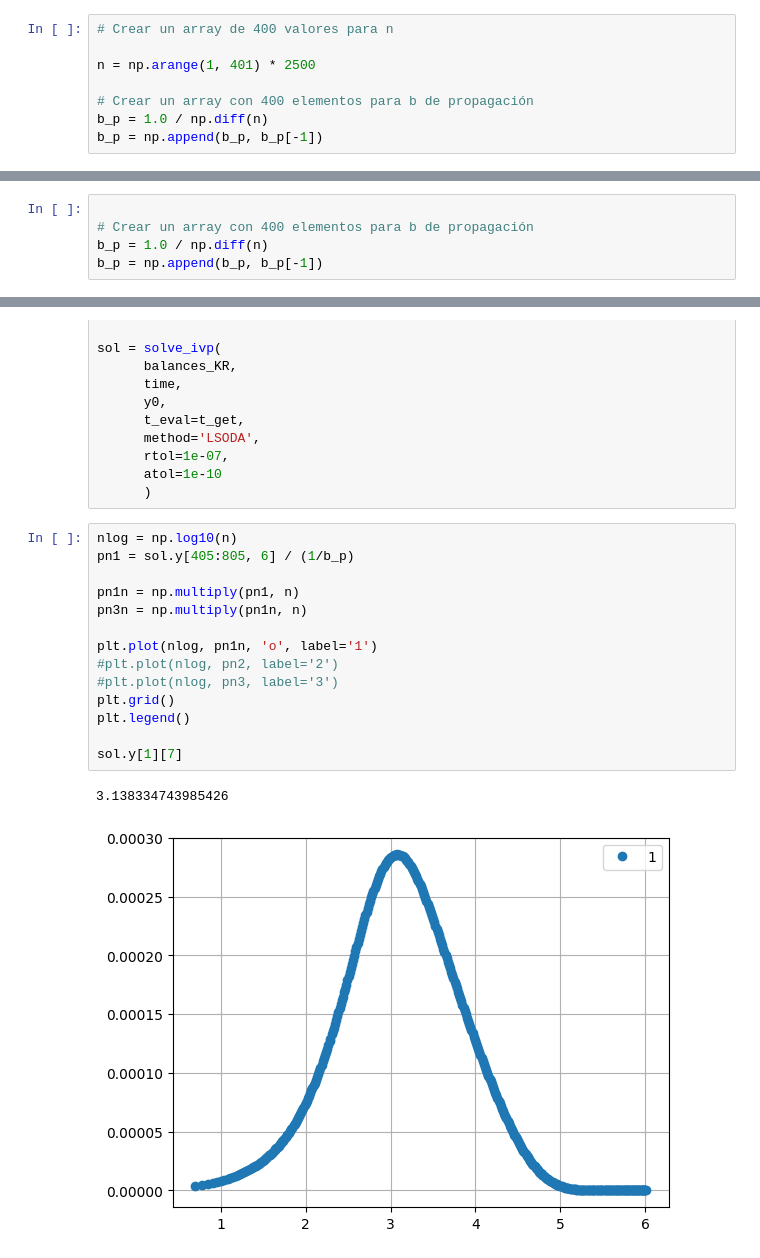
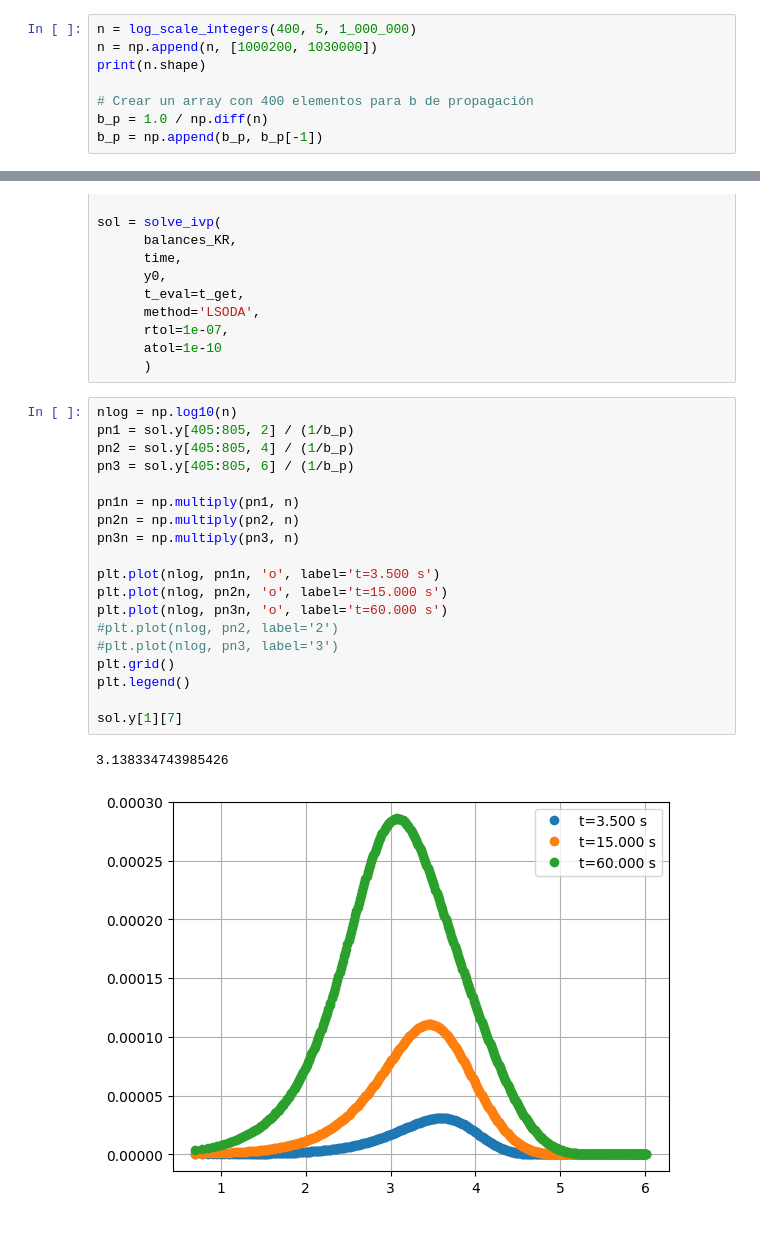
Before and after one commit to NicolasHeredia/KR_method, a Jupyter notebook: kr_first_test.ipynb, the cells around one changed output, grey strips where cells are left out. Cells and saved outputs as stored; diff of their text form.

```diff
--- a/kr_first_test.ipynb
+++ b/kr_first_test.ipynb
@@ -30,7 +55,7 @@ def lambda_1(M, L0, mu_1, mu_2): # momento one for radicals
 # %%
-# Crear un array de 400 valores para n
-
-n = np.arange(1, 401) * 2500
+n = log_scale_integers(400, 5, 1_000_000)
+n = np.append(n, [1000200, 1030000])
+print(n.shape)
 
 # Crear un array con 400 elementos para b de propagación
 b_p = 1.0 / np.diff(n)
@@ -187,8 +185,3 @@ n.shape
-# %%
-
-# Crear un array con 400 elementos para b de propagación
-b_p = 1.0 / np.diff(n)
-b_p = np.append(b_p, b_p[-1])
 # %%
 y0 = np.zeros(805)
 y0[0] = I0
@@ -208,18 +201,23 @@ sol = solve_ivp(
       )
 # %%
 nlog = np.log10(n)
-pn1 = sol.y[405:805, 6] / (1/b_p)
+pn1 = sol.y[405:805, 2] / (1/b_p)
+pn2 = sol.y[405:805, 4] / (1/b_p)
+pn3 = sol.y[405:805, 6] / (1/b_p)
 
 pn1n = np.multiply(pn1, n)
-pn3n = np.multiply(pn1n, n)
+pn2n = np.multiply(pn2, n)
+pn3n = np.multiply(pn3, n)
 
-plt.plot(nlog, pn1n, 'o', label='1')
+plt.plot(nlog, pn1n, 'o', label='t=3.500 s')
+plt.plot(nlog, pn2n, 'o', label='t=15.000 s')
+plt.plot(nlog, pn3n, 'o', label='t=60.000 s')
 #plt.plot(nlog, pn2, label='2')
 #plt.plot(nlog, pn3, label='3')
 plt.grid()
 plt.legend()
 
 sol.y[1][7]
 # %% [output]
 3.138334743985426
-[figure, old version]
+[figure, new version]
```
Also changed, not shown: parts of 9 cells of this notebook, 2 other files.
